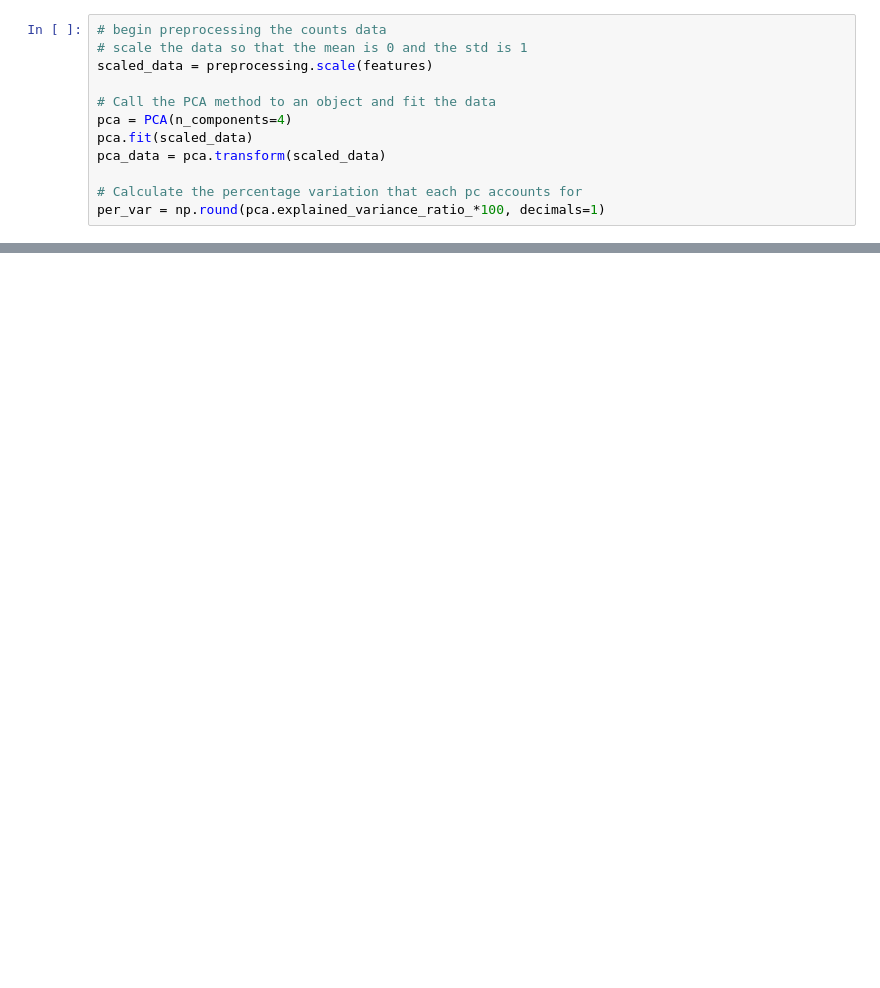
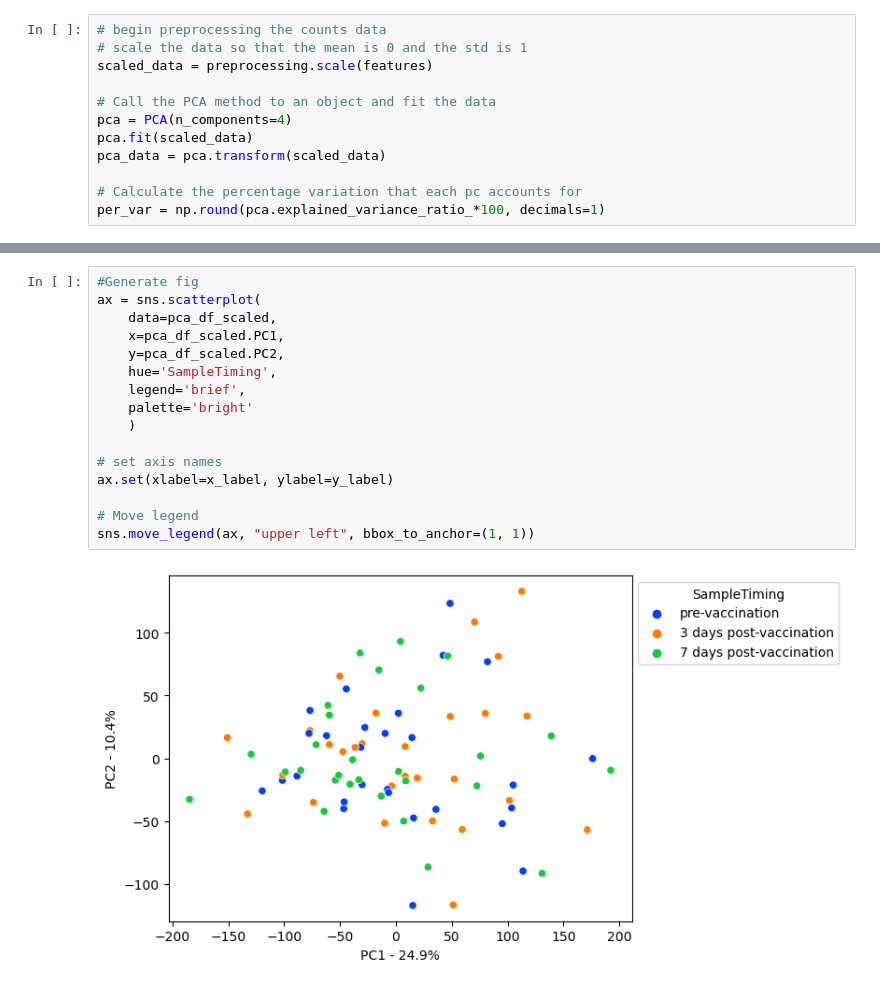
Before and after one commit to jonathjd/rnaseq-analysis, a Jupyter notebook: 2.0-jd-pca.ipynb, the cells around one changed output, grey strips where cells are left out. Drawn from its saved outputs; the diff is of its cells as text; blank space fills up the shorter version.

```diff
--- a/2.0-jd-pca.ipynb
+++ b/2.0-jd-pca.ipynb
@@ -136,0 +112,18 @@ pca_df_scaled.head()
+# %%
+#Generate fig
+ax = sns.scatterplot(
+    data=pca_df_scaled,
+    x=pca_df_scaled.PC1,
+    y=pca_df_scaled.PC2,
+    hue='SampleTiming',
+    legend='brief',
+    palette='bright'
+    )
+
+# set axis names
+ax.set(xlabel=x_label, ylabel=y_label)
+
+# Move legend
+sns.move_legend(ax, "upper left", bbox_to_anchor=(1, 1))
+# %% [output]
+[figure, added]
```
Also changed, not shown: parts of 19 cells of this notebook, 3 other files.
